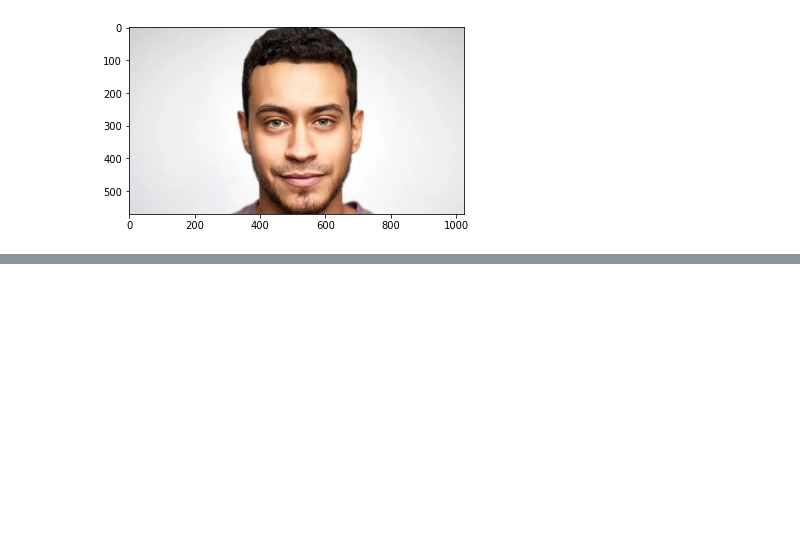
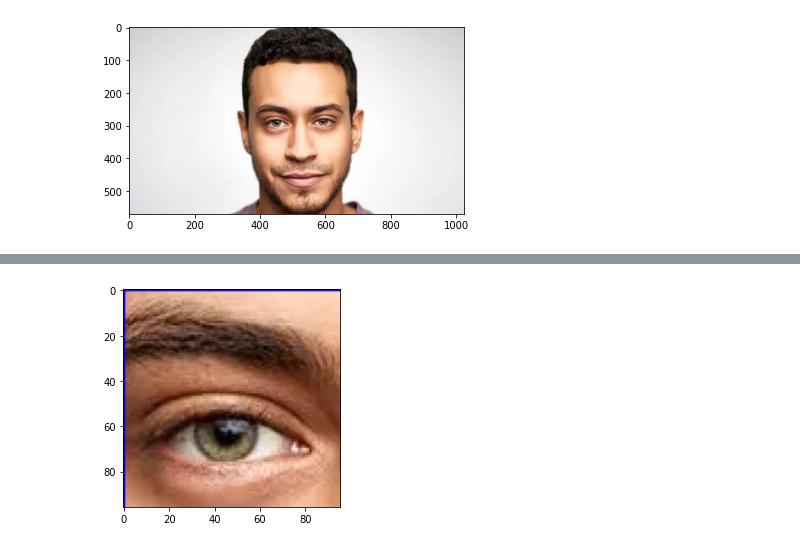
Before and after one commit to g-4-gagan/DrowsinessResearchPractice, a Jupyter notebook: Circular Hough on face.ipynb, the cells around one changed output, grey strips where cells are left out. Saved outputs shown, nothing was run; the diff lists cells and outputs as text; code cells hidden in the pictures; blank space fills up the shorter version.

```diff
--- a/Circular Hough on face.ipynb
+++ b/Circular Hough on face.ipynb
@@ -38,0 +64,5 @@ error: OpenCV(4.5.5) D:\a\opencv-python\opencv-python\opencv\modules\objdetect\s
+# %%
+for leftEyeImage in leftEyeImages:
+    plt.imshow(leftEyeImage)
+# %% [output]
+[figure, added]
```
Also changed, not shown: parts of 10 cells of this notebook.
